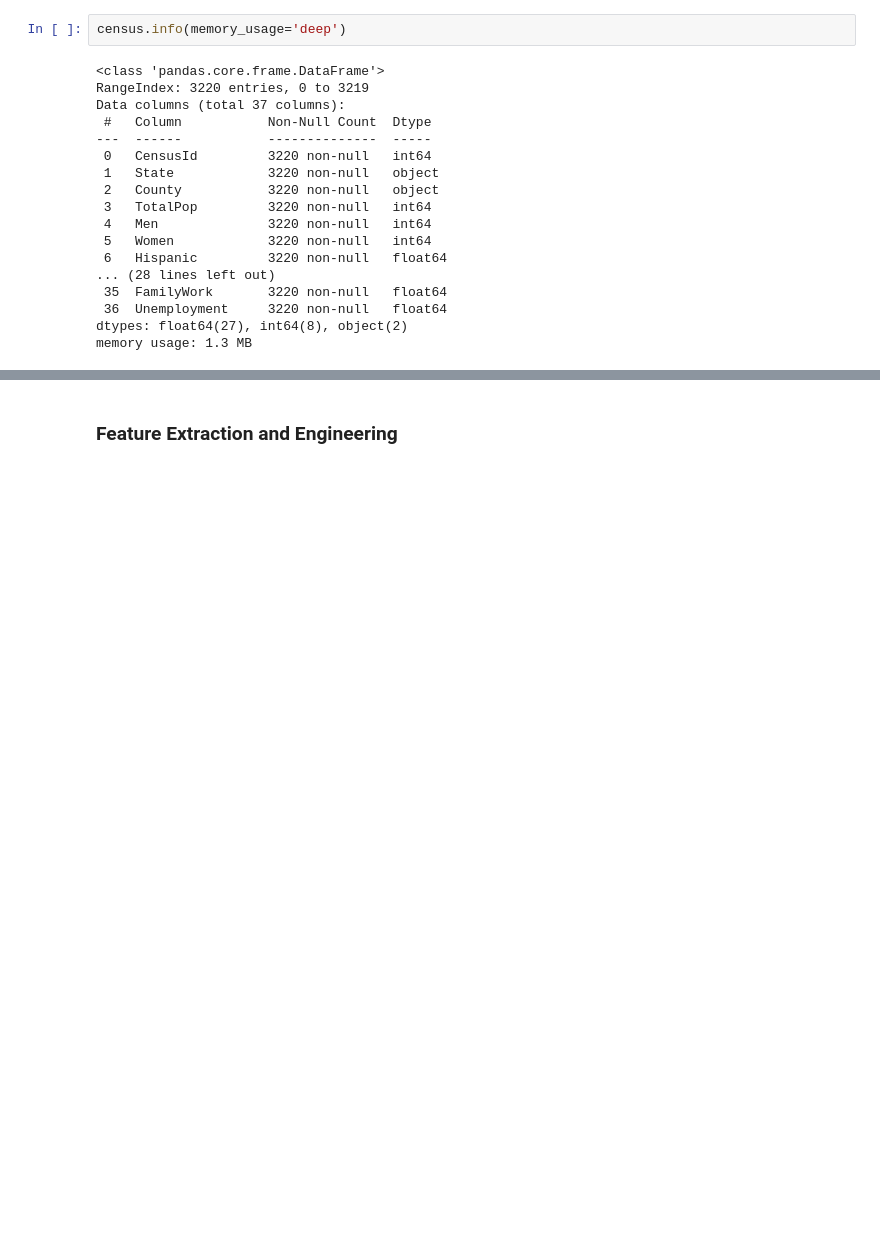
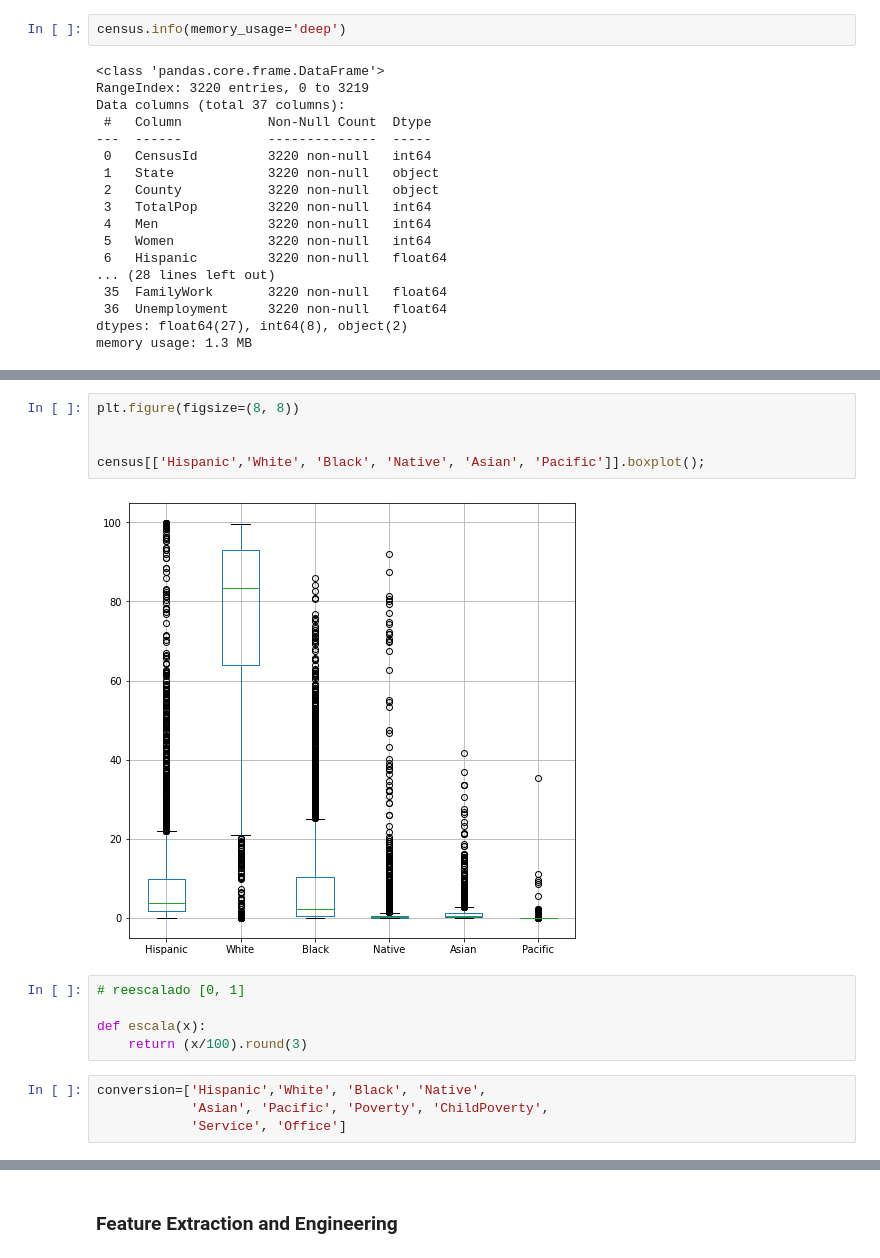
Before and after one commit to Pomilusky/apuntes_clase, a Jupyter notebook: semana_6/2.1 - Intro Machine Learning.ipynb, the cells around one changed output, grey strips where cells are left out. Saved outputs shown, nothing was run; the diff lists cells and outputs as text; blank space fills up the shorter version.

```diff
--- a/semana_6/2.1 - Intro Machine Learning.ipynb
+++ b/semana_6/2.1 - Intro Machine Learning.ipynb
@@ -83,0 +128,16 @@ memory usage: 1.3 MB
+# %%
+plt.figure(figsize=(8, 8))
+
+
+census[['Hispanic','White', 'Black', 'Native', 'Asian', 'Pacific']].boxplot();
+# %% [output]
+[figure, added]
+# %%
+# reescalado [0, 1]
+
+def escala(x):
+    return (x/100).round(3)
+# %%
+conversion=['Hispanic','White', 'Black', 'Native',
+            'Asian', 'Pacific', 'Poverty', 'ChildPoverty',
+            'Service', 'Office']
```
Also changed, not shown: parts of 42 cells of this notebook.
